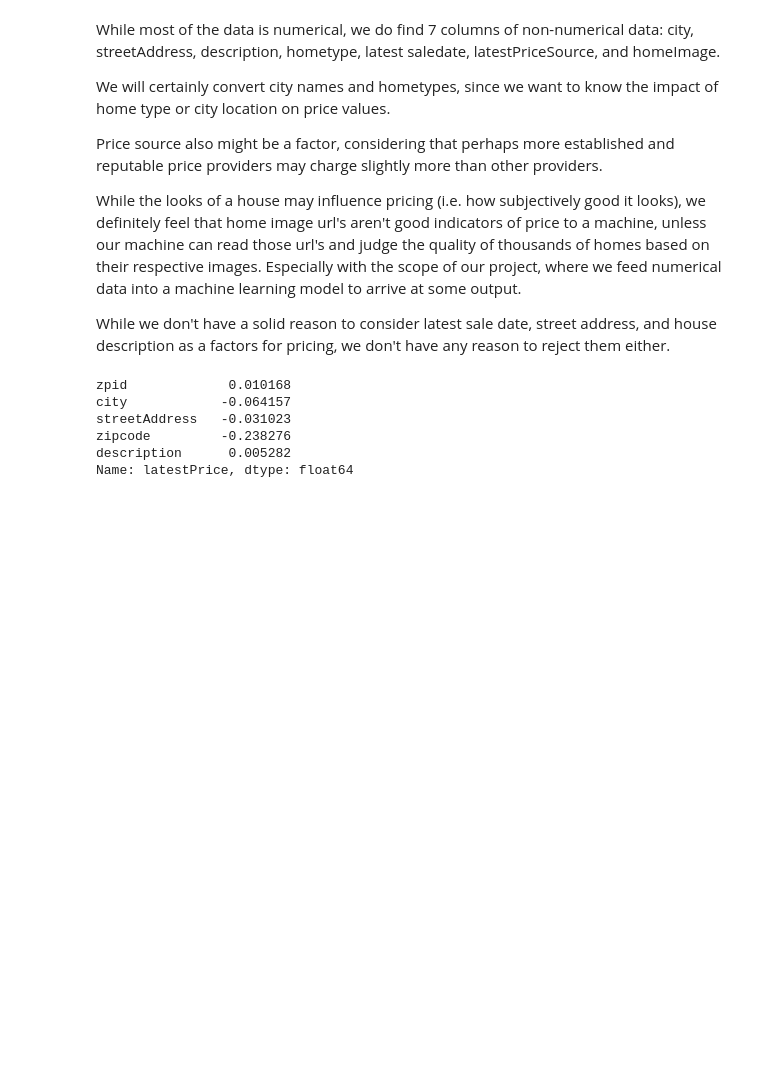
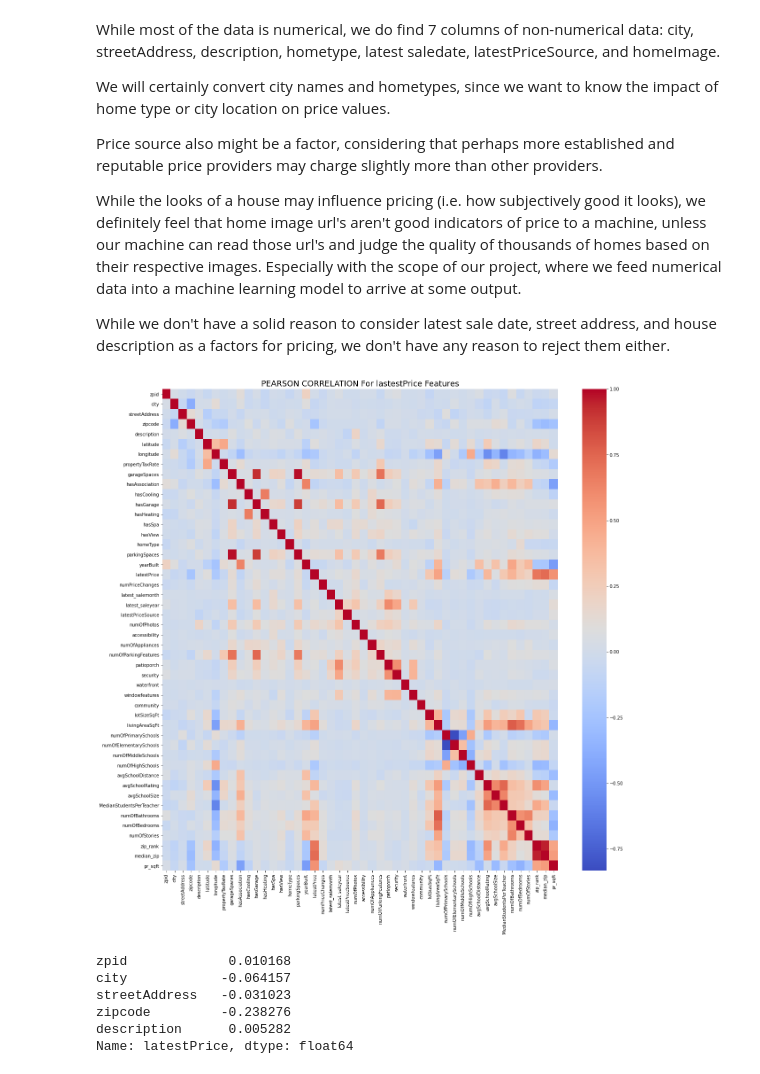
Before and after one commit to dianahandler/Final_Module20_Group3, a Jupyter notebook: Austin-Sklearn-Demonstration_chk.ipynb, the cells around one changed output. Drawn from its saved outputs; the diff is of its cells as text; code cells hidden in the pictures; blank space fills up the shorter version.

```diff
--- a/Austin-Sklearn-Demonstration_chk.ipynb
+++ b/Austin-Sklearn-Demonstration_chk.ipynb
@@ -85,6 +85,21 @@ df1['streetAddress'] = le.fit_transform(df1['streetAddress'])
 df1['homeType'] = le.fit_transform(df1['homeType'])
 df1['latestPriceSource'] = le.fit_transform(df1['latestPriceSource'])
 df1['description'] = le.fit_transform(df1['description'])
+# %%
+## Multicollinearity
+## Import seaborn for heatmap.
+import seaborn as sns
+
+## Create a heat map for latest Price correlations to other features only.
+fig, ax = plt.subplots(figsize=(20, 20))
+sns.heatmap(df1.corr(), cmap="coolwarm")
+
+## Create title.
+plt.title('PEARSON CORRELATION For lastestPrice Features', fontsize=18)
+
+plt.show()
+# %% [output]
+[figure, added]
 # %%
 ## Now that we encoded our label string data, it's time for correlation analysis.
 ## For this project, 'latestPrice' is our output we want to predict. So for our corr() function,
```
Also changed, not shown: parts of 1 cell of this notebook.
